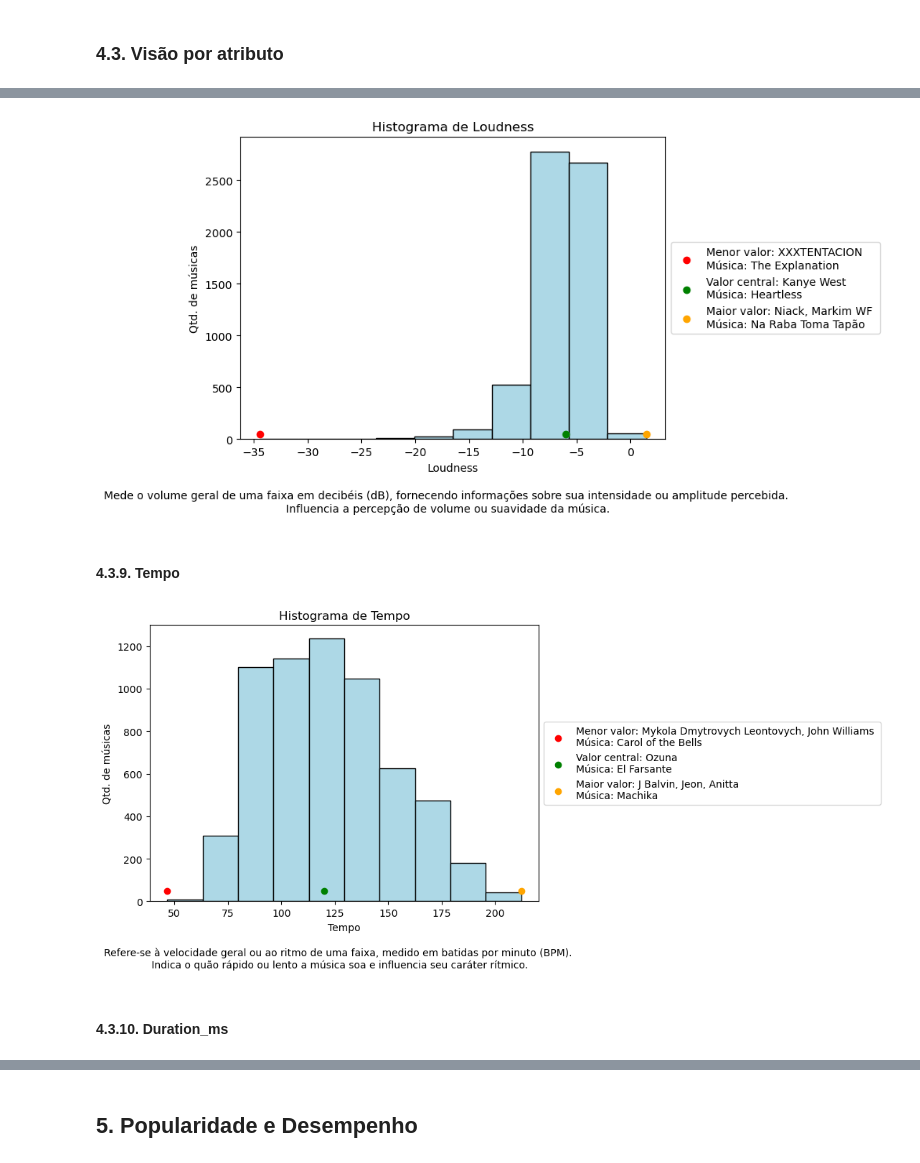
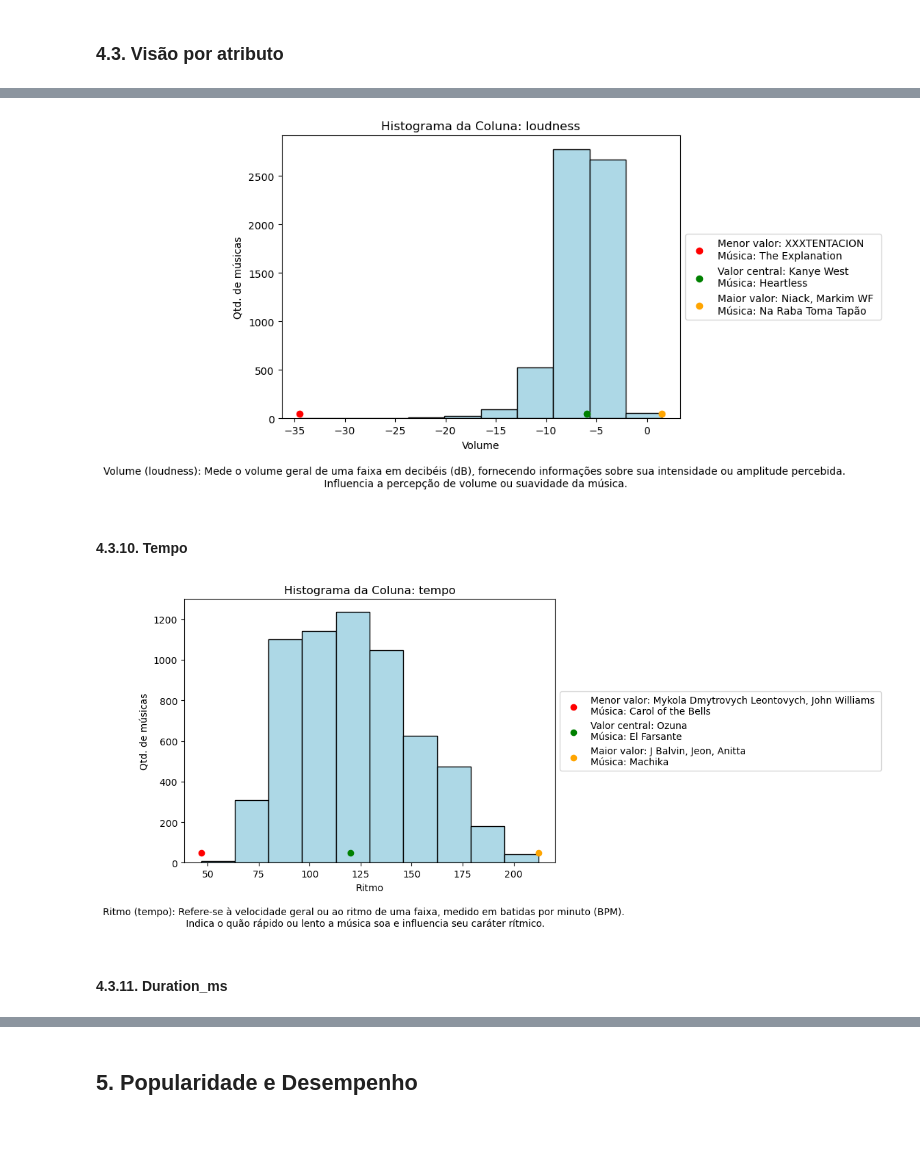
Before and after one commit to EandroC/ExplorandoPrincipaisMusicasDoSpotify, a Jupyter notebook: Analise.ipynb, the cells around one changed output, grey strips where cells are left out. Drawn from its saved outputs; the diff is of its cells as text; code cells hidden in the pictures; blank space fills up the shorter version.

```diff
--- a/Analise.ipynb
+++ b/Analise.ipynb
@@ -524,7 +524,7 @@ axs = axs.flatten()
 # Iterar sobre cada coluna especificada e criar um histograma para ela
 for i, coluna in enumerate(colunas):
     axs[i].hist(dados_sem_duplicatas[coluna], bins=10, color='lightblue', edgecolor='black')
-    axs[i].set_title(f'Histograma de {coluna}')
+    axs[i].set_title(f'Histograma da coluna: {coluna}')
     axs[i].set_xlabel(f'{coluna}')
     axs[i].set_ylabel('Qtd. de músicas')
 
@@ -756,27 +760,28 @@ plt.show()
 # %%
 coluna = 'loudness'
 minimo, central, maximo, min_musica, central_musica, max_musica = calculo_resumos(dados_sem_duplicatas,
                                                                                  coluna)
 plt.figure(figsize=(7, 5))
 
 plt.hist(dados_sem_duplicatas['loudness'], bins=10, color='lightblue', edgecolor='black')
 
 plt.scatter(minimo, 50, color='red', label=f'Menor valor: {min_musica[0]} \nMúsica: {min_musica[1]}')
 plt.scatter(central, 50, color='green', label=f'Valor central: {central_musica[0]} \nMúsica: {central_musica[1]}')
 plt.scatter(maximo, 50, color='orange', label=f'Maior valor: {max_musica[0]} \nMúsica: {max_musica[1]}')
-plt.xlabel('Loudness')
+
+plt.xlabel('Volume')
 plt.ylabel('Qtd. de músicas')
-plt.title('Histograma de Loudness')
+plt.title(f'Histograma da Coluna: {coluna}')
 
-description = "Mede o volume geral de uma faixa em decibéis (dB), fornecendo informações sobre sua intensidade ou amplitude percebida.\n Influencia a percepção de volume ou suavidade da música."
+description = f"Volume ({coluna}): Mede o volume geral de uma faixa em decibéis (dB), fornecendo informações sobre sua intensidade ou amplitude percebida.\n Influencia a percepção de volume ou suavidade da música."
 plt.figtext(0.5, -0.05, description, horizontalalignment='center', verticalalignment='center')
 
 plt.legend(loc='center left', bbox_to_anchor=(1, 0.5))
 plt.show()
 # %% [output]
-[figure, old version]
+[figure, new version]
 # %% [markdown]
-#### 4\.3\.9\. Tempo
+#### 4\.3\.10\. Tempo
 # %%
 coluna = 'tempo'
 minimo, central, maximo, min_musica, central_musica, max_musica = calculo_resumos(dados_sem_duplicatas,
@@ -789,19 +794,19 @@ plt.scatter(minimo, 50, color='red', label=f'Menor valor: {min_musica[0]} \nMús
 plt.scatter(central, 50, color='green', label=f'Valor central: {central_musica[0]} \nMúsica: {central_musica[1]}')
 plt.scatter(maximo, 50, color='orange', label=f'Maior valor: {max_musica[0]} \nMúsica: {max_musica[1]}')
 
-plt.xlabel('Tempo')
+plt.xlabel('Ritmo')
 plt.ylabel('Qtd. de músicas')
-plt.title('Histograma de Tempo')
+plt.title(f'Histograma da Coluna: {coluna}')
 
-description = "Refere-se à velocidade geral ou ao ritmo de uma faixa, medido em batidas por minuto (BPM).\n Indica o quão rápido ou lento a música soa e influencia seu caráter rítmico."
+description = f"Ritmo ({coluna}): Refere-se à velocidade geral ou ao ritmo de uma faixa, medido em batidas por minuto (BPM).\n Indica o quão rápido ou lento a música soa e influencia seu caráter rítmico."
 plt.figtext(0.5, -0.05, description, horizontalalignment='center', verticalalignment='center')
 
 plt.legend(loc='center left', bbox_to_anchor=(1, 0.5))
 plt.show()
 # %% [output]
-[figure, old version]
+[figure, new version]
 # %% [markdown]
-#### 4\.3\.10\. Duration_ms
+#### 4\.3\.11\. Duration_ms
 # %%
 coluna = 'duration_ms'
 minimo, central, maximo, min_musica, central_musica, max_musica = calculo_resumos(dados_sem_duplicatas,
```
Also changed, not shown: parts of 21 cells of this notebook.
